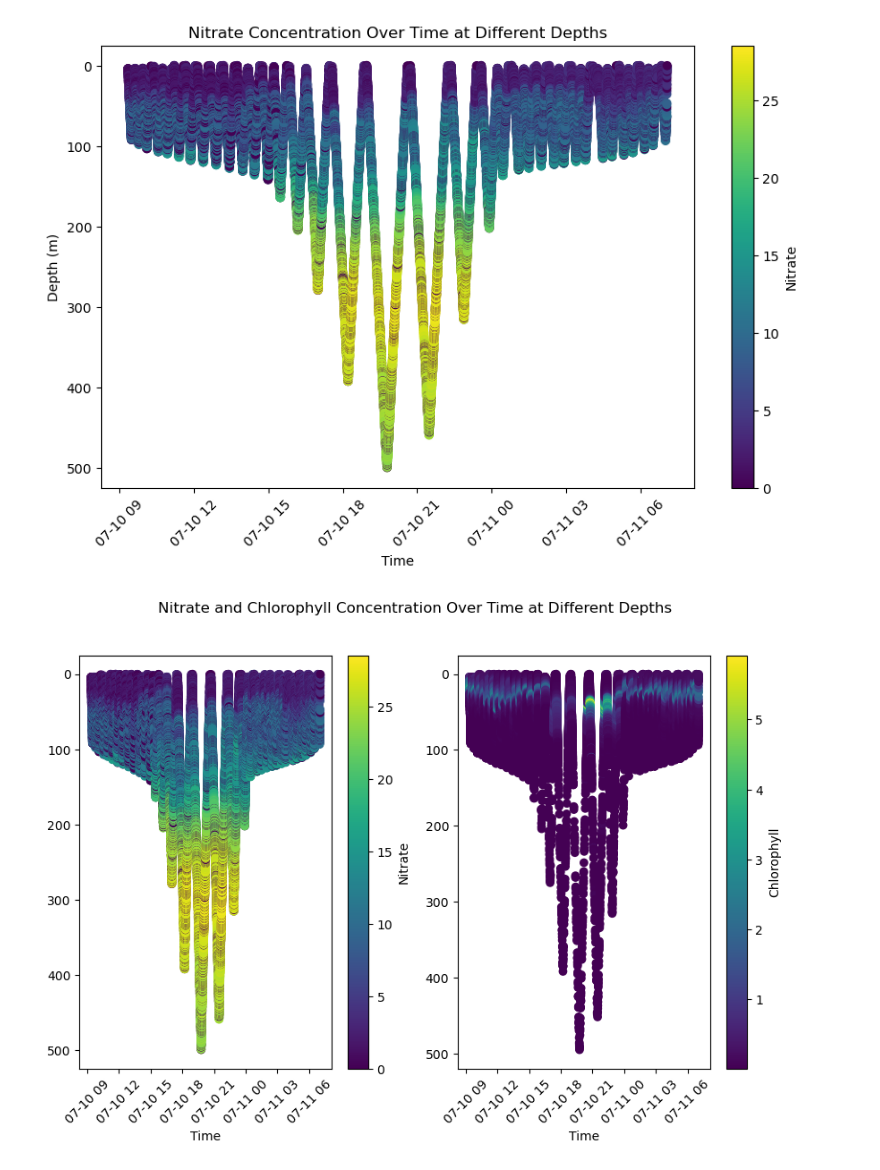
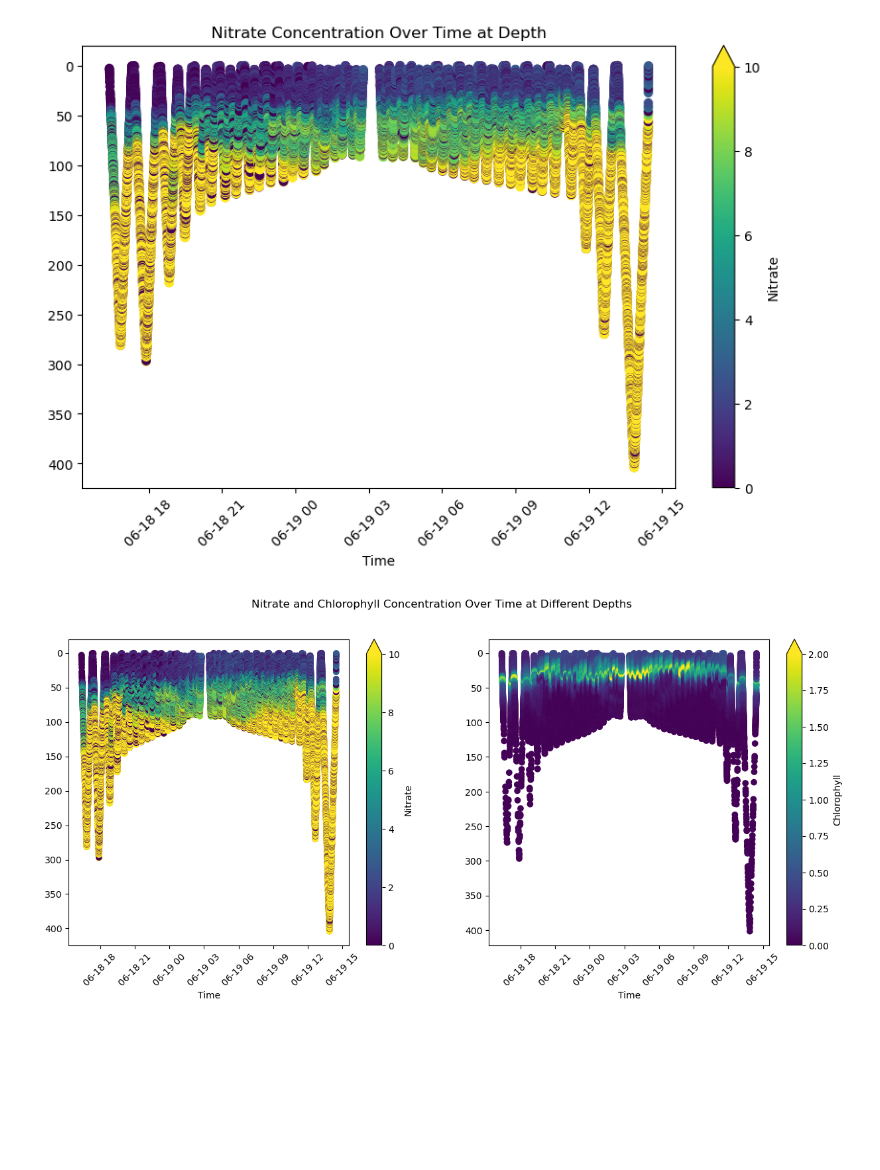
Before and after one commit to tainasanchez/pep2023-auv, a Jupyter notebook: auv_plot_by_depth_deployment.ipynb, the cells around one changed output. Drawn from its saved outputs; the diff is of its cells as text; code cells hidden in the pictures; blank space fills up the shorter version.

```diff
--- a/auv_plot_by_depth_deployment.ipynb
+++ b/auv_plot_by_depth_deployment.ipynb
@@ -26,10 +33,15 @@ import xarray as xr
 import matplotlib.pyplot as plt
 # %%
 # load in data file
-# this particular deployment in July 2019 starts on the shelf heads south offshore
-# then east then returns north back over the shelf as displayed in OOI's Data Explorer
-# https://dataexplorer.oceanobservatories.org/#platform/00f06d3c-4e1c-5d44-a130-fa44d7ff21ef/v2?pid=124&tab=visualization
-DATA_FILE = '/home/jovyan/ooi/uncabled/CP05MOAS-A6264/R00012/PROFILES/cp_6264-20190710T0900.nc'
+# this particular deployment in June 2019 starts offshore and heads north onto the shelf
+# then east then returns south back offshore as displayed in OOI's Data Explorer
+# https://dataexplorer.oceanobservatories.org/#platform/c646022c-ce04-5be8-8cd8-117da55121fa/v2?pid=187&tab=visualization
+
+# path in OOI's JupyterHub
+DATA_FILE = '/home/jovyan/ooi/uncabled/CP05MOAS-A6264/R00011/PROFILES/cp_6264-20190618T1614.nc'
+
+# path in OOI's Raw Data Repository note the #mode=bytes
+# DATA_FILE = "https://rawdata-west.oceanobservatories.org/files/CP05MOAS-A6264/R00011/PROFILES/cp_6264-20190618T1614.nc#mode=bytes"
 dataset = xr.open_dataset(DATA_FILE)
 # %%
 #display variable names from metadata
@@ -45,38 +57,41 @@ salinity = dataset['salinity'].values[0].flatten()
 # %%
 # Create scatter plot for a single plot
 plt.figure(figsize=(10, 6))
-sc = plt.scatter(time, depth, c=nitrate, cmap='viridis')
-plt.colorbar(sc, label='Nitrate')
+
+sc = plt.scatter(time, depth, c=nitrate, cmap='viridis') #assign color map by variable
+plt.colorbar(sc, label='Nitrate', extend='max')
+plt.clim(0,10)
 plt.gca().invert_yaxis()  # Invert y-axis because depth increases downwards
+plt.xlabel('Time')
 plt.xticks(rotation=45)
-plt.xlabel('Time')
-plt.ylabel('Depth (m)')
-plt.title('Nitrate Concentration Over Time at Different Depths')
+plt.title('Nitrate Concentration Over Time at Depth')
 plt.show()
 # %% [output]
-[figure, old version]
+[figure, new version]
 # %%
 # Scatter plot for side-by-side plot
-plt.figure(figsize=(10, 6))
+plt.figure(figsize=(15, 6))
 
 
 #nitrate plot
 plt.subplot(1, 2, 1)
 sc = plt.scatter(time, depth, c=nitrate, cmap='viridis')
-plt.colorbar(sc, label='Nitrate')
+plt.colorbar(sc, label='Nitrate', extend='max')
+plt.clim(0,10)
 plt.gca().invert_yaxis()  # Invert y-axis because depth increases downwards
 plt.xlabel('Time')
 plt.xticks(rotation=45)
 
 #chlorophyll plot
 plt.subplot(1, 2, 2)
 sc = plt.scatter(time, depth, c=chlorophyll, cmap='viridis')
-plt.colorbar(sc, label='Chlorophyll')
+plt.colorbar(sc, label='Chlorophyll', extend='max')
+plt.clim(0,2)
 plt.gca().invert_yaxis()  # Invert y-axis because depth increases downwards
 plt.xlabel('Time')
 plt.xticks(rotation=45)
 
 plt.suptitle('Nitrate and Chlorophyll Concentration Over Time at Different Depths')
 plt.show()
 # %% [output]
-[figure, old version]
+[figure, new version]
```
Also changed, not shown: parts of 3 cells of this notebook.
